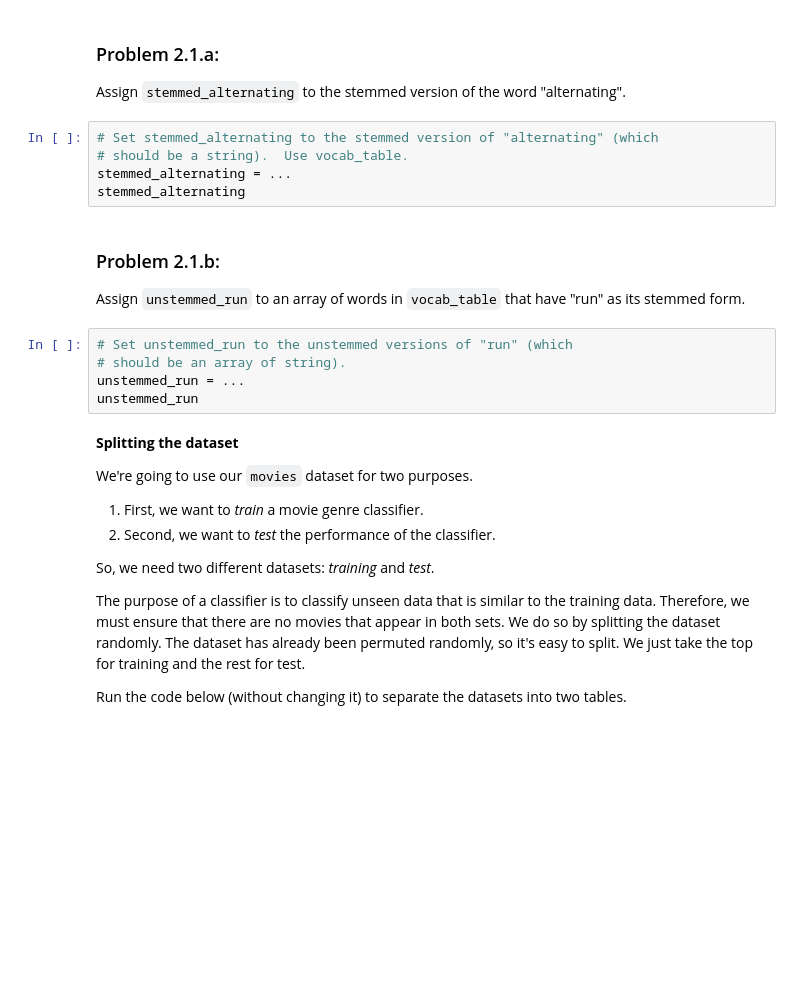
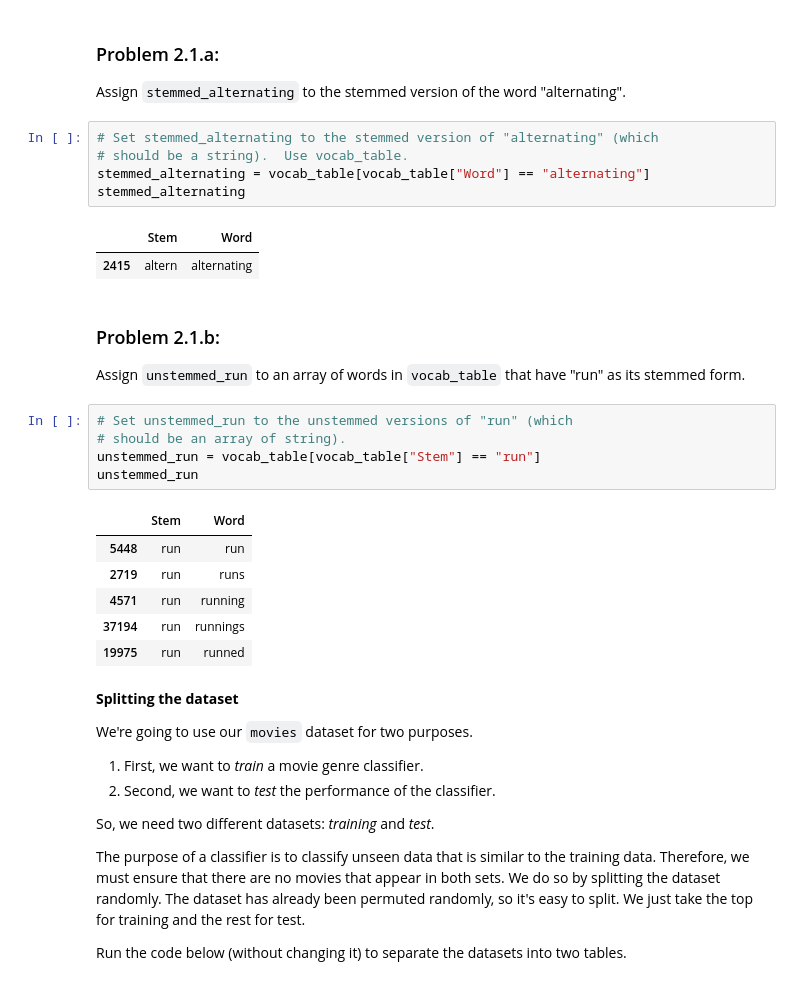
Before and after one commit to emath12/S-DS363, a Jupyter notebook: assignments/assn1/assn1.ipynb, the cells around one changed output. Cells and saved outputs as stored; diff of their text form; blank space fills up the shorter version.

```diff
--- a/assignments/assn1/assn1.ipynb
+++ b/assignments/assn1/assn1.ipynb
@@ -335,8 +379,11 @@ Assign `stemmed_alternating` to the stemmed version of the word "alternating".
 # %%
 # Set stemmed_alternating to the stemmed version of "alternating" (which
 # should be a string).  Use vocab_table.
-stemmed_alternating = ...
+stemmed_alternating = vocab_table[vocab_table["Word"] == "alternating"]
 stemmed_alternating
+# %% [output]
+|  | Stem | Word |
+| 2415 | altern | alternating |
 # %% [markdown]
 ### Problem 2.1.b:
 
@@ -344,8 +391,15 @@ Assign `unstemmed_run` to an array of words in `vocab_table` that have "run" as
 # %%
 # Set unstemmed_run to the unstemmed versions of "run" (which
 # should be an array of string).
-unstemmed_run = ...
+unstemmed_run = vocab_table[vocab_table["Stem"] == "run"]
 unstemmed_run
+# %% [output]
+|  | Stem | Word |
+| 5448 | run | run |
+| 2719 | run | runs |
+| 4571 | run | running |
+| 37194 | run | runnings |
+| 19975 | run | runned |
 # %% [markdown]
 **Splitting the dataset**
 
```
Also changed, not shown: parts of 11 cells of this notebook.
